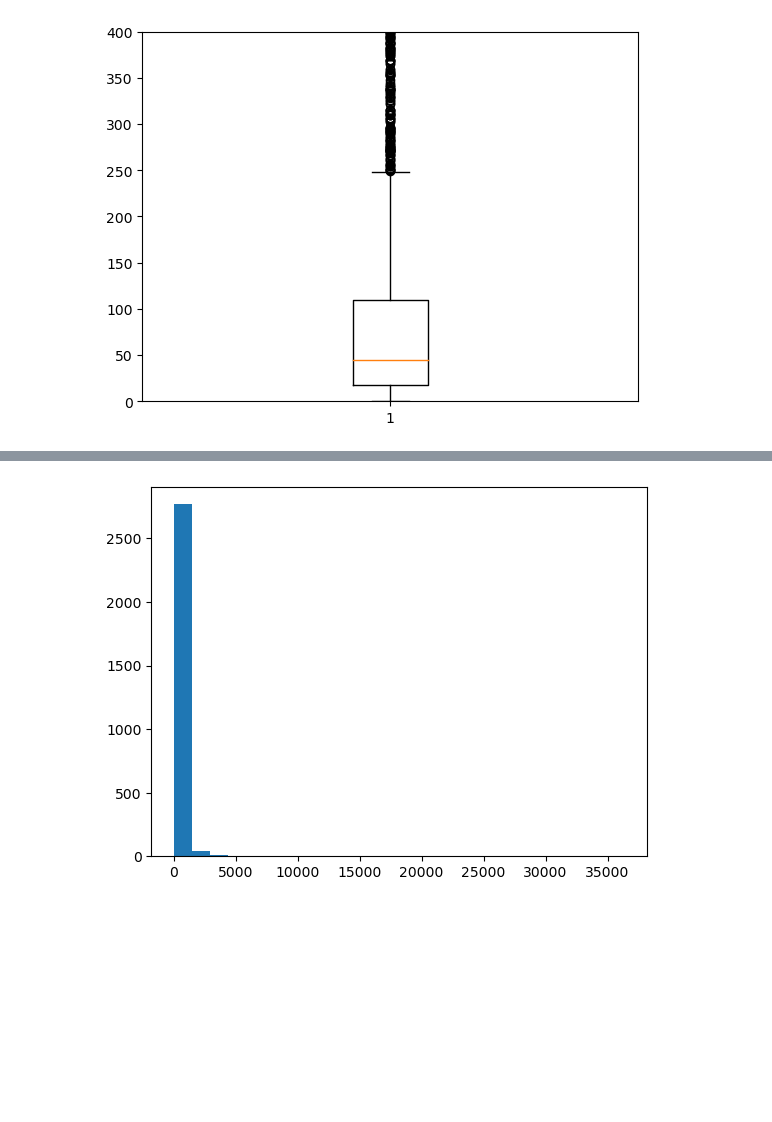
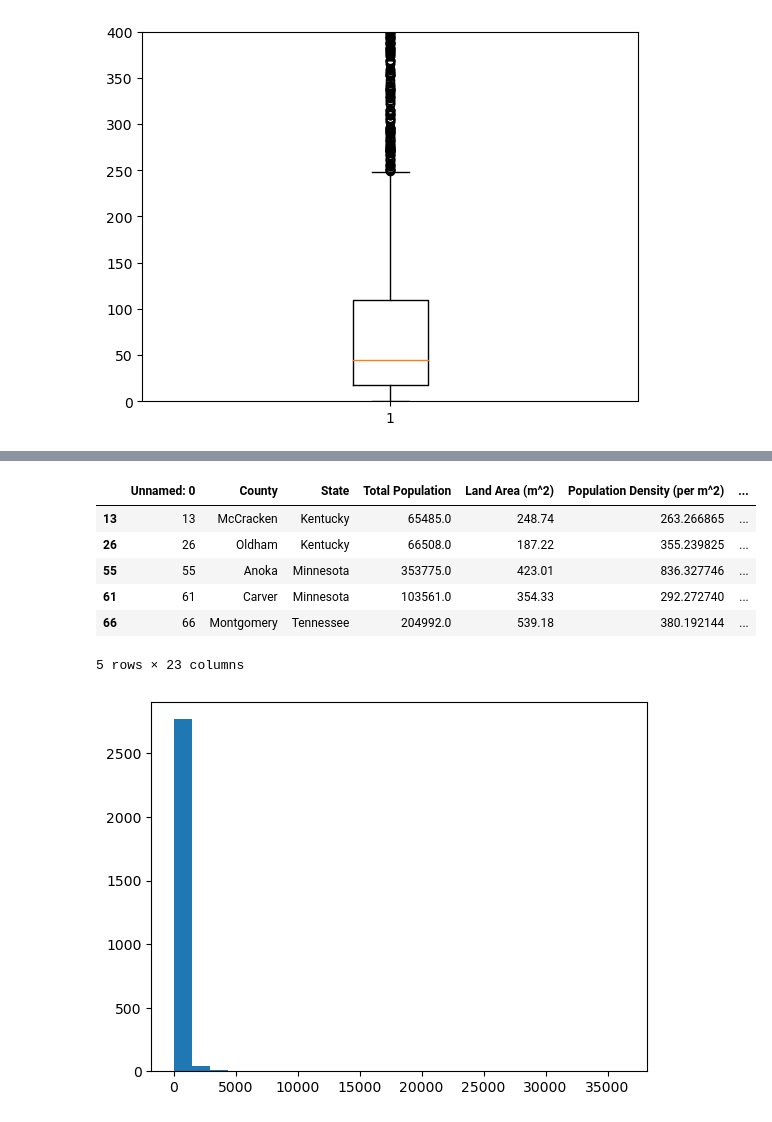
Before and after one commit to Morgen-Henry/Project-1, a Jupyter notebook: eco_health.ipynb, the cells around one changed output, grey strips where cells are left out. Saved outputs shown, nothing was run; the diff lists cells and outputs as text; code cells hidden in the pictures; blank space fills up the shorter version.

```diff
--- a/eco_health.ipynb
+++ b/eco_health.ipynb
@@ -54,3 +92,14 @@ plt.ylim(0,400)
+# %%
+high_den_df = complete_df.loc[complete_df['Population Density (per m^2)']>upper_bound]
+high_den_df.head()
+# %% [output]
+|  | Unnamed: 0 | County | State | Total Population | Land Area (m^2) | Population Density (per m^2) | ... |
+| 13 | 13 | McCracken | Kentucky | 65485.0 | 248.74 | 263.266865 | ... |
+| 26 | 26 | Oldham | Kentucky | 66508.0 | 187.22 | 355.239825 | ... |
+| 55 | 55 | Anoka | Minnesota | 353775.0 | 423.01 | 836.327746 | ... |
+| 61 | 61 | Carver | Minnesota | 103561.0 | 354.33 | 292.272740 | ... |
+| 66 | 66 | Montgomery | Tennessee | 204992.0 | 539.18 | 380.192144 | ... |
+5 rows × 23 columns
 # %%
 pop_histo = plt.hist(pop_dense, bins = 25)
 # %% [output]
```
Also changed, not shown: parts of 10 cells of this notebook, 1 other file.
